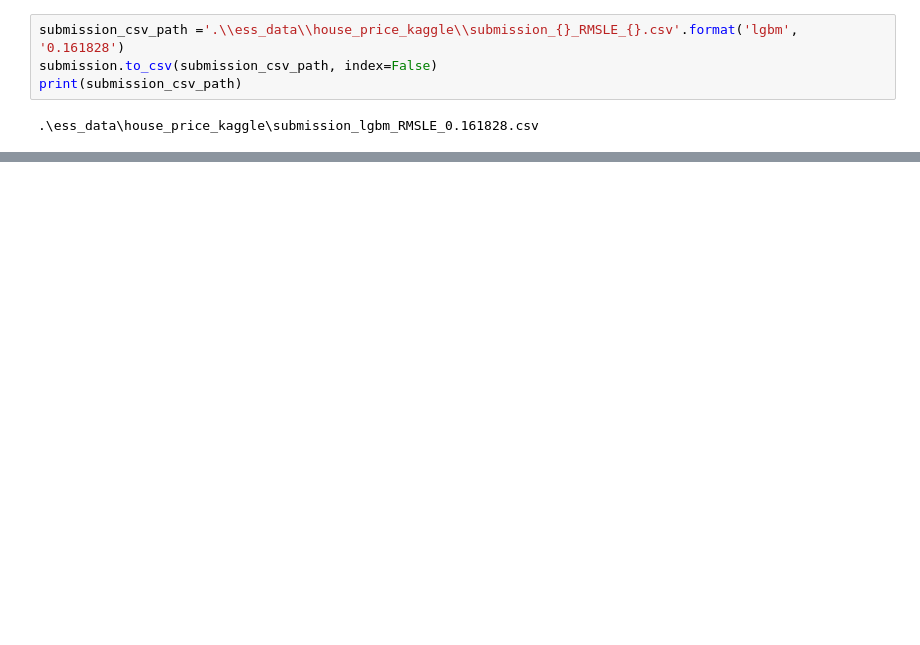
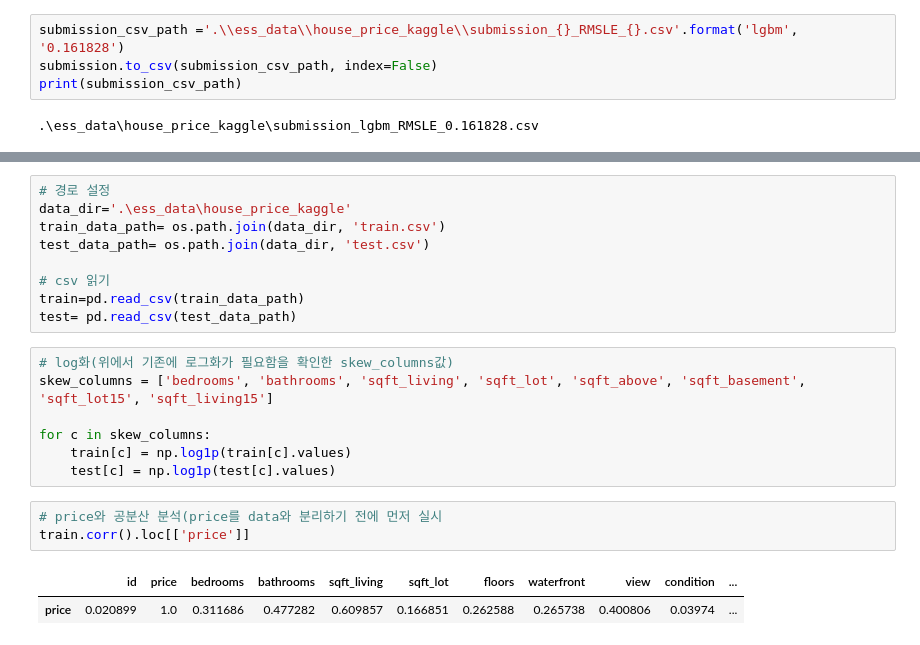
Before and after one commit to doldol1/edu-repo, a Jupyter notebook: [E-03]Kaggle_Competition_submission.ipynb, the cells around one changed output, grey strips where cells are left out. Drawn from its saved outputs; the diff is of its cells as text; blank space fills up the shorter version.

```diff
--- a/[E-03]Kaggle_Competition_submission.ipynb
+++ b/[E-03]Kaggle_Competition_submission.ipynb
@@ -597,0 +592,22 @@ train
+# %%
+# 경로 설정
+data_dir='.\ess_data\house_price_kaggle'
+train_data_path= os.path.join(data_dir, 'train.csv')
+test_data_path= os.path.join(data_dir, 'test.csv')
+
+# csv 읽기
+train=pd.read_csv(train_data_path)
+test= pd.read_csv(test_data_path)
+# %%
+# log화(위에서 기존에 로그화가 필요함을 확인한 skew_columns값)
+skew_columns = ['bedrooms', 'bathrooms', 'sqft_living', 'sqft_lot', 'sqft_above', 'sqft_basement', 'sqft_lot15', 'sqft_living15']
+
+for c in skew_columns:
+    train[c] = np.log1p(train[c].values)
+    test[c] = np.log1p(test[c].values)
+# %%
+# price와 공분산 분석(price를 data와 분리하기 전에 먼저 실시
+train.corr().loc[['price']]
+# %% [output]
+|  | id | price | bedrooms | bathrooms | sqft_living | sqft_lot | floors | waterfront | view | condition | ... |
+| price | 0.020899 | 1.0 | 0.311686 | 0.477282 | 0.609857 | 0.166851 | 0.262588 | 0.265738 | 0.400806 | 0.03974 | ... |
```
Also changed, not shown: parts of 29 cells of this notebook, 3 other files.
